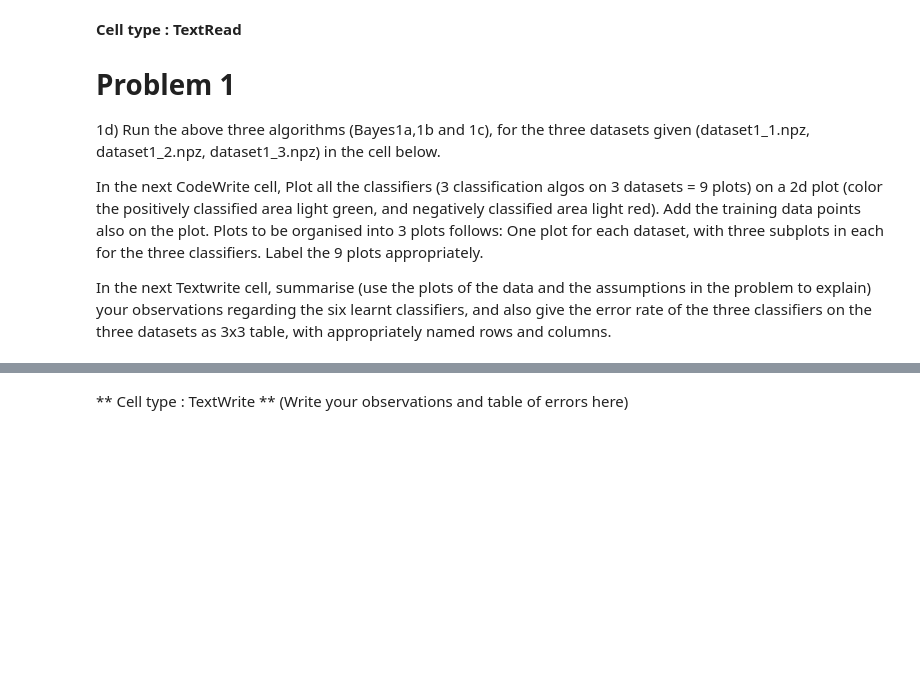
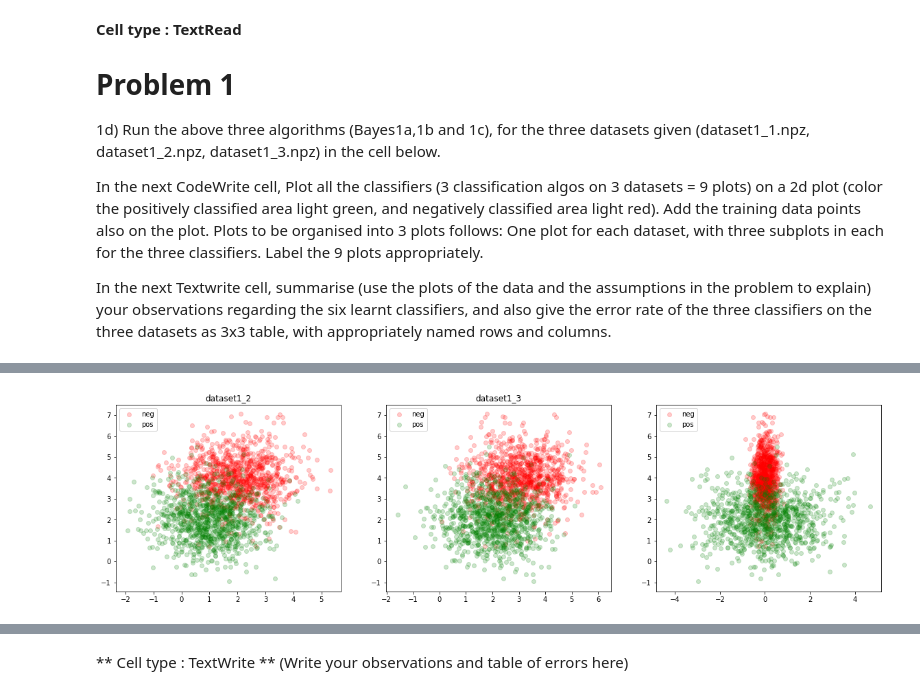
Before and after one commit to rahulbiswas876/Pattern-Recog-And-Machine-Learning, a Jupyter notebook: My ProgAssmt1A_student-Copy1.ipynb, the cells around one changed output, grey strips where cells are left out. Cells and saved outputs as stored; diff of their text form; code cells hidden in the pictures; blank space fills up the shorter version.

Commit message:
finished 1a) 1b) 1c) plotted all 3x3 plots and data points pltos

```diff
--- a/My ProgAssmt1A_student-Copy1.ipynb
+++ b/My ProgAssmt1A_student-Copy1.ipynb
@@ -179,0 +288,98 @@ In the next Textwrite cell, summarise (use the plots of the data and the assumpt
+# %%
+# Cell type : CodeWrite
+# write the code for loading the data, running the three algos, and plotting here.
+# (Use the functions written previously.)
+datasets_1a = np.array(['dataset1_1', 'dataset1_2', 'dataset1_3'])
+fig2 = plt.subplots(ncols=3,figsize=(20,5))
+plots_pos = np.array([131,132,133])
+for i in range(datasets_1a.shape[0]):
+    X_train = np.load(file='Archive/'+ datasets_1a[i] +'/arr_0.npy')
+    Y_train = np.load(file='Archive/'+ datasets_1a[i] +'/arr_1.npy')
+
+    plt.title(datasets_1a[i])
+    ax1 = plt.subplot(plots_pos[i])
+    ax1.scatter(X_train[Y_train == -1][:,0], X_test[Y_train == -1][:,1],
+                    alpha=0.2, color='r', marker='o', label='neg')
+    ax1.scatter(X_train[Y_train == 1][:,0], X_test[Y_train == 1][:,1],
+                    alpha=0.2, color='g', marker='o', label='pos')
+    ax1.legend(loc='upper left')
+
+
+
+fig = plt.subplots(nrows=3, ncols=3,figsize=(20,20))
+plots_pos = np.array([331,332,333])
+for i in range(datasets_1a.shape[0]):
+    X_train = np.load(file='Archive/'+ datasets_1a[i] +'/arr_0.npy')
+    Y_train = np.load(file='Archive/'+ datasets_1a[i] +'/arr_1.npy')
+
+    X_test = np.load(file='Archive/'+ datasets_1a[i] +'/arr_2.npy')
+    Y_test = np.load(file='Archive/'+ datasets_1a[i] +'/arr_3.npy')
+
+    Y_pred_test_1a = Bayes1a(X_train, Y_train, X_test)
+    #print('bayes1a test accuracy:', np.count_nonzero(Y_test == Y_pred_test_1a)/X_test.shape[0])
+
+    error_rate = 1-0 - np.count_nonzero(Y_test == Y_pred_test_1a)/X_test.shape[0]
+
+    ax1 = plt.subplot(plots_pos[i])
+    plt.title('bayes1a ' + datasets_1a[i] +', error=' + str(error_rate))
+
+    ax1.scatter(X_test[Y_pred_test_1a == -1][:,0], X_test[Y_pred_test_1a == -1][:,1],
+                    alpha=0.2, color='r', marker='o', label='neg')
+    ax1.scatter(X_test[Y_pred_test_1a == 1][:,0], X_test[Y_pred_test_1a == 1][:,1],
+                    alpha=0.2, color='g', marker='o', label='pos')
+    ax1.legend(loc='upper left')
+
+# *********************plots for bayes 1b******************
+
+plots_pos = np.array([334,335,336])
+
+for i in range(datasets_1a.shape[0]):
+    X_train = np.load(file='Archive/'+ datasets_1a[i] +'/arr_0.npy')
+    Y_train = np.load(file='Archive/'+ datasets_1a[i] +'/arr_1.npy')
+
+    X_test = np.load(file='Archive/'+ datasets_1a[i] +'/arr_2.npy')
+    Y_test = np.load(file='Archive/'+ datasets_1a[i] +'/arr_3.npy')
+
+    Y_pred_test_1a = Bayes1b(X_train, Y_train, X_test)
+    #print('bayes1a test accuracy:', np.count_nonzero(Y_test == Y_pred_test_1a)/X_test.shape[0])
+
+    error_rate = 1-0 - np.count_nonzero(Y_test == Y_pred_test_1a)/X_test.shape[0]
+
+    ax1 = plt.subplot(plots_pos[i])
+    plt.title('bayes1c ' + datasets_1a[i] +', error=' + str(error_rate))
+
+    ax1.scatter(X_test[Y_pred_test_1a == -1][:,0], X_test[Y_pred_test_1a == -1][:,1],
+                    alpha=0.2, color='r', marker='o', label='neg')
+    ax1.scatter(X_test[Y_pred_test_1a == 1][:,0], X_test[Y_pred_test_1a == 1][:,1],
+                    alpha=0.2, color='g', marker='o', label='pos')
+    ax1.legend(loc='upper left')
+
+# plt.show()
+
+# *********************plots for bayes1c******************
+
+plots_pos = np.array([337,338,339])
+
+for i in range(datasets_1a.shape[0]):
+    X_train = np.load(file='Archive/'+ datasets_1a[i] +'/arr_0.npy')
+    Y_train = np.load(file='Archive/'+ datasets_1a[i] +'/arr_1.npy')
+
+    X_test = np.load(file='Archive/'+ datasets_1a[i] +'/arr_2.npy')
+    Y_test = np.load(file='Archive/'+ datasets_1a[i] +'/arr_3.npy')
+
+    Y_pred_test_1a = Bayes1c(X_train, Y_train, X_test)
+    #print('bayes1a test accuracy:', np.count_nonzero(Y_test == Y_pred_test_1a)/X_test.shape[0])
+
+    error_rate = 1-0 - np.count_nonzero(Y_test == Y_pred_test_1a)/X_test.shape[0]
+
+    ax1 = plt.subplot(plots_pos[i])
+    plt.title('bayes1c ' + datasets_1a[i] +', error=' + str(error_rate))
+
+    ax1.scatter(X_test[Y_pred_test_1a == -1][:,0], X_test[Y_pred_test_1a == -1][:,1],
+                    alpha=0.2, color='r', marker='o', label='neg')
+    ax1.scatter(X_test[Y_pred_test_1a == 1][:,0], X_test[Y_pred_test_1a == 1][:,1],
+                    alpha=0.2, color='g', marker='o', label='pos')
+    ax1.legend(loc='upper left')
+
+# plt.show()
+# %% [output]
@@ -179,0 +392 @@ In the next Textwrite cell, summarise (use the plots of the data and the assumpt
+[figure, added]
```
Also changed, not shown: parts of 6 cells of this notebook, 1 other file.
